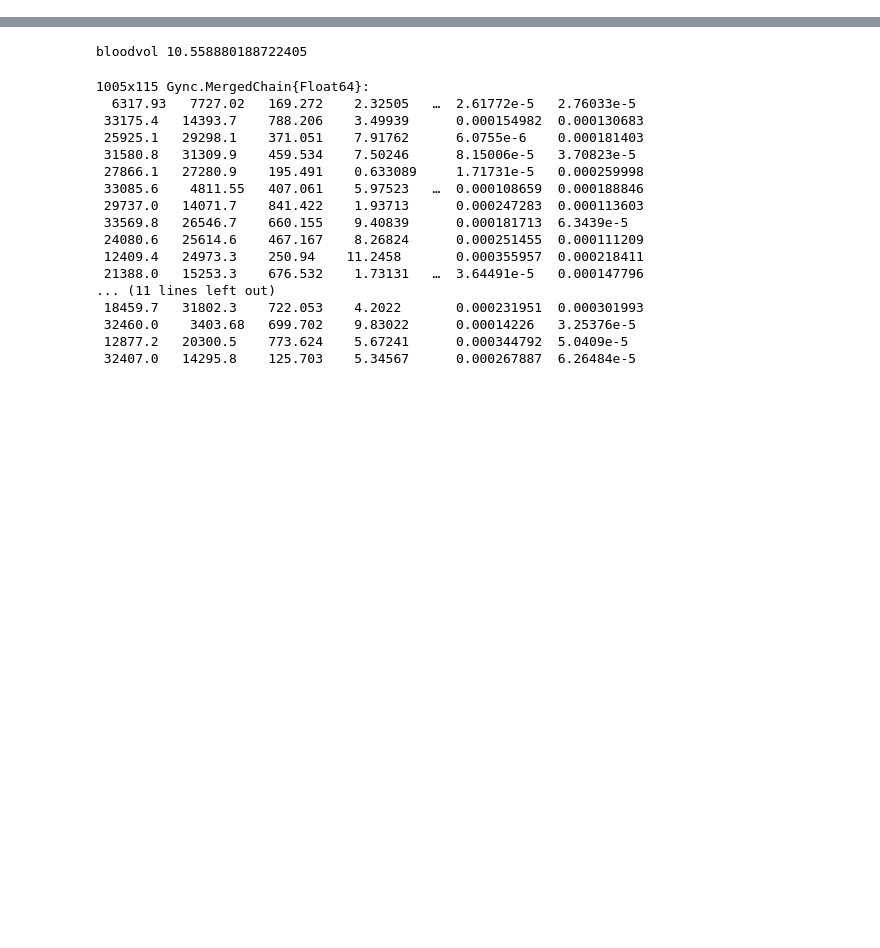
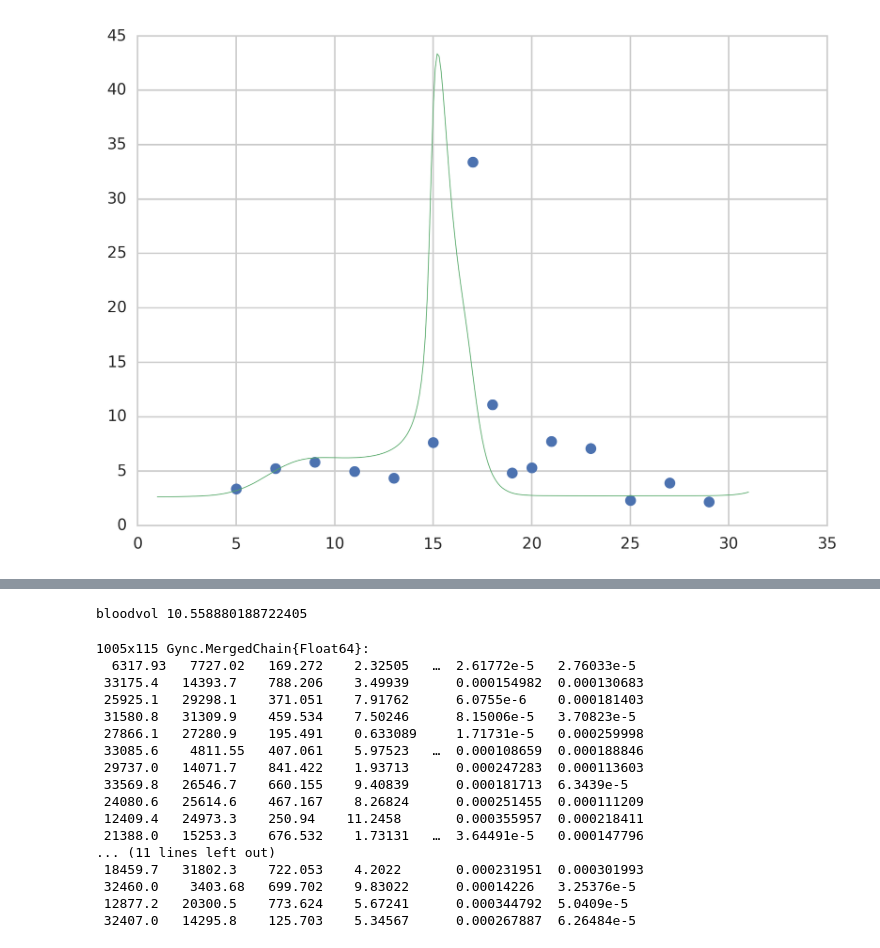
Before and after one commit to axsk/GynC.jl, a Jupyter notebook: notebooks/reweight.ipynb, the cells around one changed output, grey strips where cells are left out. Saved outputs shown, nothing was run; the diff lists cells and outputs as text; code cells hidden in the pictures; blank space fills up the shorter version.

```diff
--- a/notebooks/reweight.ipynb
+++ b/notebooks/reweight.ipynb
@@ -1,18 +9,20 @@
 # %%
-using Gync, JLD, Gadfly
+sns.set_style("whitegrid")
+PyPlot.matplotlib[:rc]("savefig", dpi=300)
 
 fac20err10 = ["../out/fac20err10/$(p)_$c.jld" for p in 1:3, c in 1:3]
 fac5err5   = ["../out/fac5err5/$(p)_$c.jld"   for p in 1:5, c in 1:3]
 fac5err10  = ["../out/fac5err10/$(p)_$c.jld"  for p in 1:5, c in 1:3]
+fac3err5   = ["../out/fac3err5/pfizer$p.jld"  for p in 1:13]
+lausaunne  = filter(isfile, ["../out/fac5err10/lausanne$p.jld" for p in 1:45])
 
-files = fac5err10
+files = lausaunne
 
-commonlength = minimum(
-    [jldopen(file->size(file["chains"],1), f, "r")
-    for f in files])
+commonlength = minimum([jldopen(file->size(file["chains"],1), f, "r") for f in files])
 
-@time chainarrays = [load(f)["chains"][1:150:commonlength, :, 1] for f in files];
-chain = Gync.MergedChain{Float64}(Vector{Matrix{Float64}}(chainarrays));
+chain = Gync.MergedChain{Float64}(Vector{Matrix{Float64}}(
+    [load(f)["chains"][1:5_000:commonlength, :, 1] for f in files]));
+@show size(chain)
 
-@show size(chain)
+println("expected computation time (h): ", size(chain,1)*length(files)/30/60/60/length(workers()))
 # %% [output]
@@ -42,0 +32,3 @@ llhs
+# %%
+datas = Matrix[Gync.data(load(f)["subj"]) for f in files];
+@time lhs = Gync.likelihoods(chain[1,:], datas[[1]], 5)
@@ -43 +63,5 @@ llhs
+# %%
+compare(1, datas[[1]], chain[1,:])
+# %% [output]
+[figure, added]
 # %%
```
Also changed, not shown: parts of 20 cells of this notebook, 1 other file.
